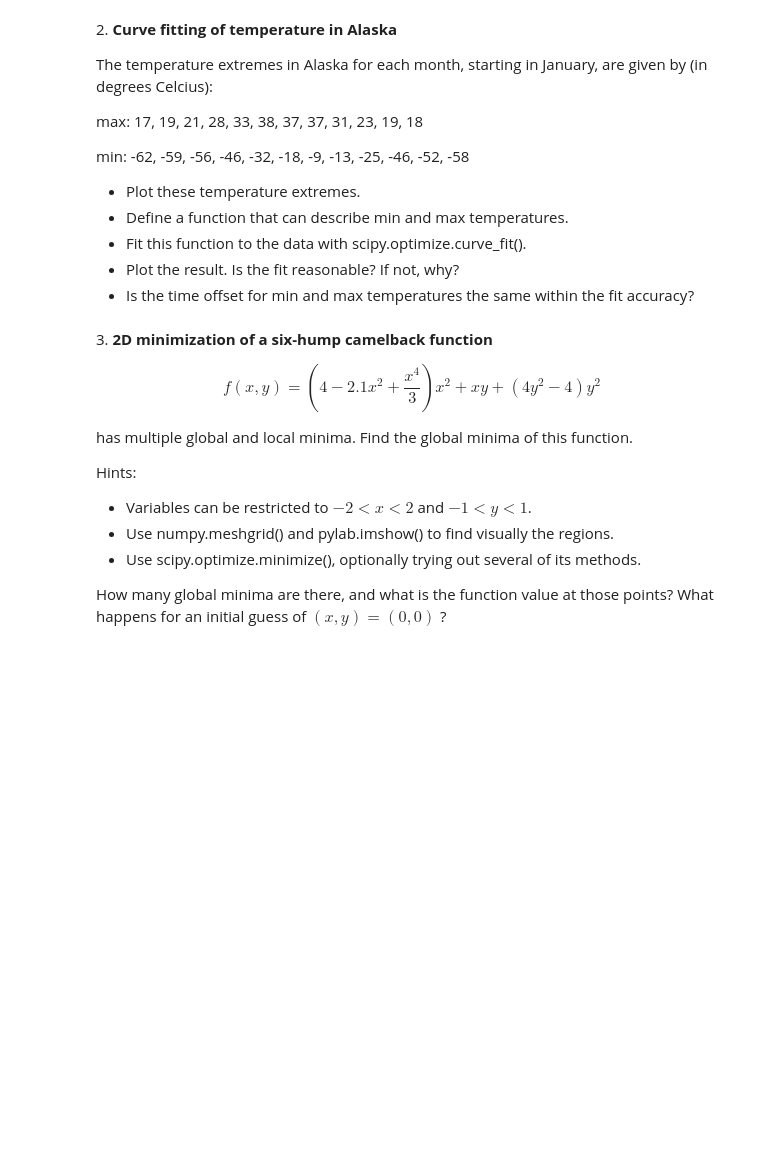
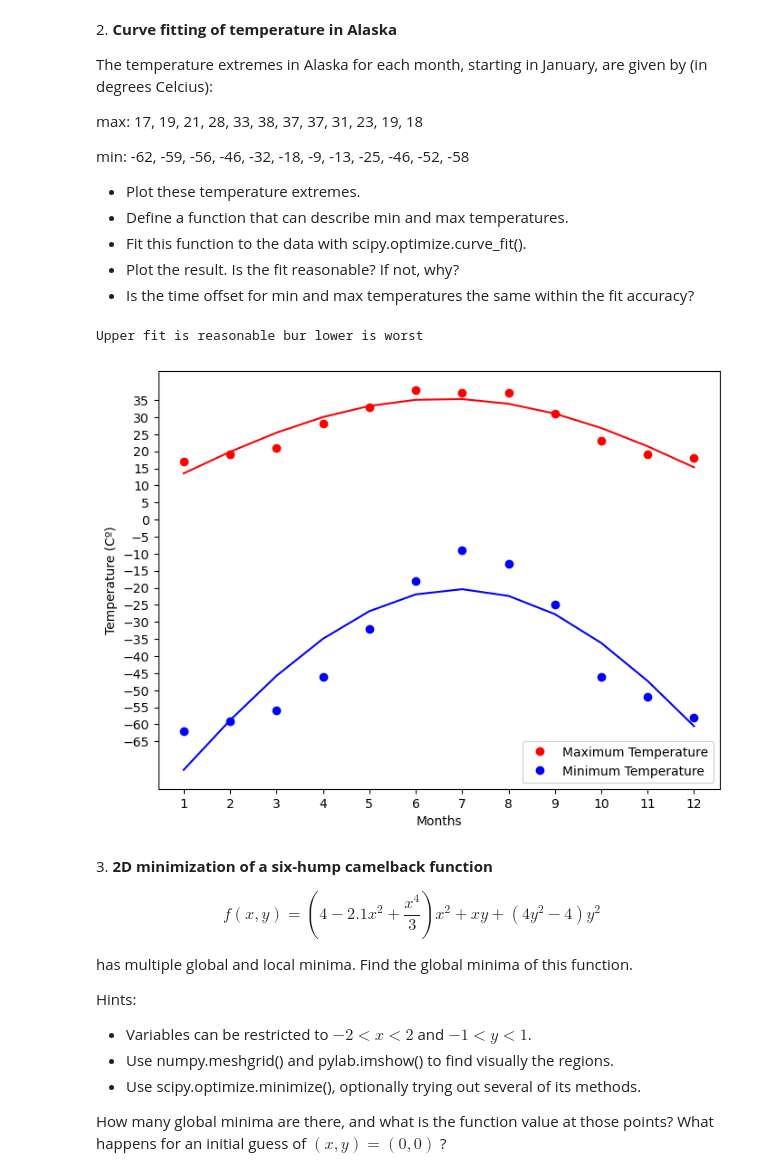
Before and after one commit to adrianorellanamontes/LaboratoryOfComputationalPhysics_Y8, a Jupyter notebook: 09ex_Algorithms.ipynb, the cells around one changed output. Cells and saved outputs as stored; diff of their text form; code cells hidden in the pictures; blank space fills up the shorter version.

```diff
--- a/09ex_Algorithms.ipynb
+++ b/09ex_Algorithms.ipynb
@@ -42,6 +64,43 @@ min: -62, -59, -56, -46, -32, -18, -9, -13, -25, -46, -52, -58
 * Fit this function to the data with scipy.optimize.curve_fit().
 * Plot the result. Is the fit reasonable? If not, why?
 * Is the time offset for min and max temperatures the same within the fit accuracy?
+# %%
+import matplotlib.pyplot as plt
+Tmax = [17, 19, 21, 28, 33, 38, 37, 37, 31, 23, 19, 18]
+Tmin = [-62, -59, -56, -46, -32, -18, -9, -13, -25, -46, -52, -58]
+months = np.arange(1,13)
+
+# Extremes plotted.
+plt.figure(figsize=(8,6))
+
+plt.plot(months, Tmax, 'o',c='r',label='Maximum Temperature')
+plt.plot(months, Tmin, 'o', c='b', label='Minimum Temperature')
+
+plt.xlabel('Months')
+plt.ylabel('Temperature (Cº)')
+
+plt.xticks(np.arange(1, 13, 1))
+plt.yticks(np.arange(-65, 40, 5))
+
+plt.legend(loc='best')
+
+# Function that can describe min and max temperatures.
+def f(M, A, T,phase, D):
+    return A * np.sin(2*np.pi/T * (M-phase)) + D
+
+
+# Fit this function to the data with scipy.optimize.curve_fit().
+from scipy.optimize import curve_fit
+params_max, _ = curve_fit(f, months, Tmax, p0=[10,0.1,0])
+params_min, _ = curve_fit(f, months, Tmin, p0=[40,0.1,-60])
+
+# Function plotted.
+plt.plot(months,f(months, params_max[0], params_max[1], params_max[2]), c='r',label='Ajusted maximum temperature')
+plt.plot(months, f(months, params_min[0], params_min[1], params_min[2]), c='b', label='Ajusted minimum temperature')
+print('Upper fit is reasonable bur lower is worst  ')
+# %% [output]
+Upper fit is reasonable bur lower is worst
+[figure, added]
 # %% [markdown]
 3\. **2D minimization of a six-hump camelback function**
 
```
Also changed, not shown: parts of 2 cells of this notebook, 1 other file.
